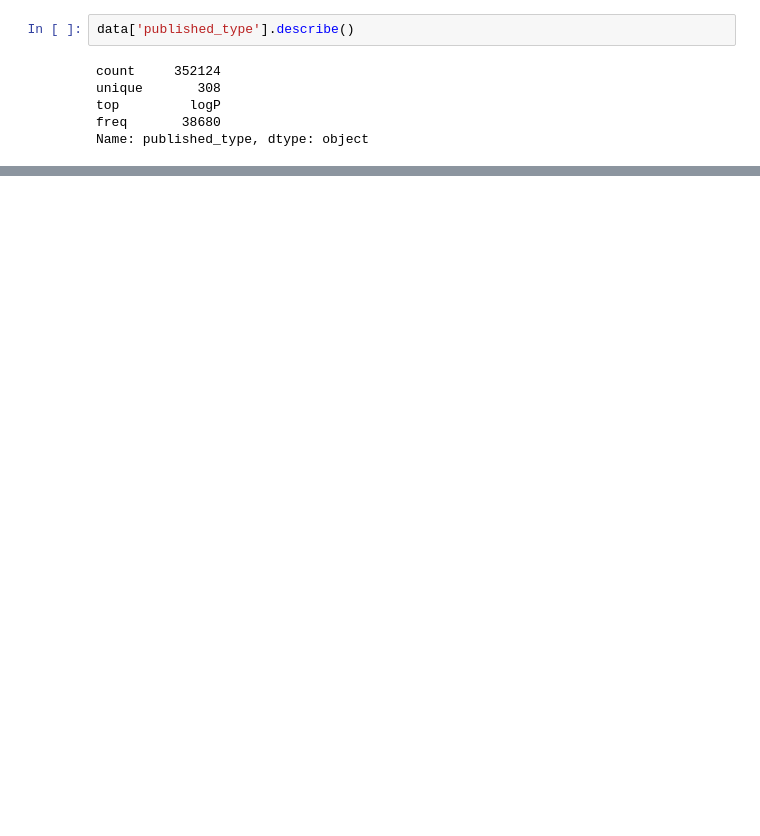
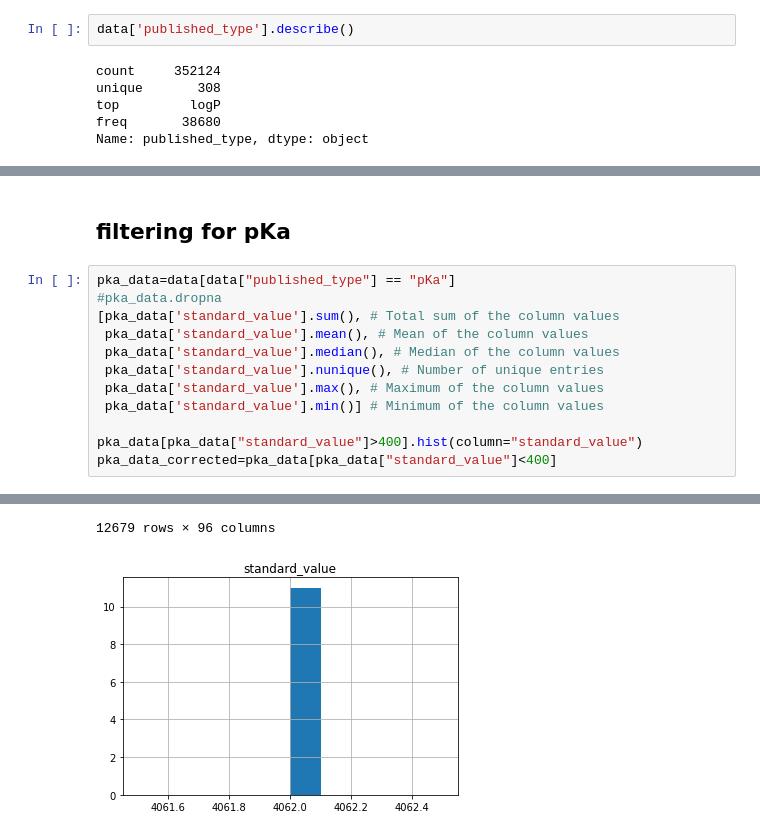
Before and after one commit to joofio/DrugDiscoveryML, a Jupyter notebook: test.ipynb, the cells around one changed output, grey strips where cells are left out. Cells and saved outputs as stored; diff of their text form; blank space fills up the shorter version.

```diff
--- a/test.ipynb
+++ b/test.ipynb
@@ -93,3 +105,18 @@ k'                    2178
 Bioavailabiility      2085
 Name: published_type, dtype: int64
 [figure]
+# %% [markdown]
+## filtering for pKa
+# %%
+pka_data=data[data["published_type"] == "pKa"]
+#pka_data.dropna
+[pka_data['standard_value'].sum(), # Total sum of the column values
+ pka_data['standard_value'].mean(), # Mean of the column values
+ pka_data['standard_value'].median(), # Median of the column values
+ pka_data['standard_value'].nunique(), # Number of unique entries
+ pka_data['standard_value'].max(), # Maximum of the column values
+ pka_data['standard_value'].min()] # Minimum of the column values
+
+pka_data[pka_data["standard_value"]>400].hist(column="standard_value")
+pka_data_corrected=pka_data[pka_data["standard_value"]<400]
+# %% [output]
@@ -95,0 +140,2 @@ Name: published_type, dtype: int64
+12679 rows × 96 columns
+[figure, added]
```
Also changed, not shown: parts of 26 cells of this notebook, 1 other file.
